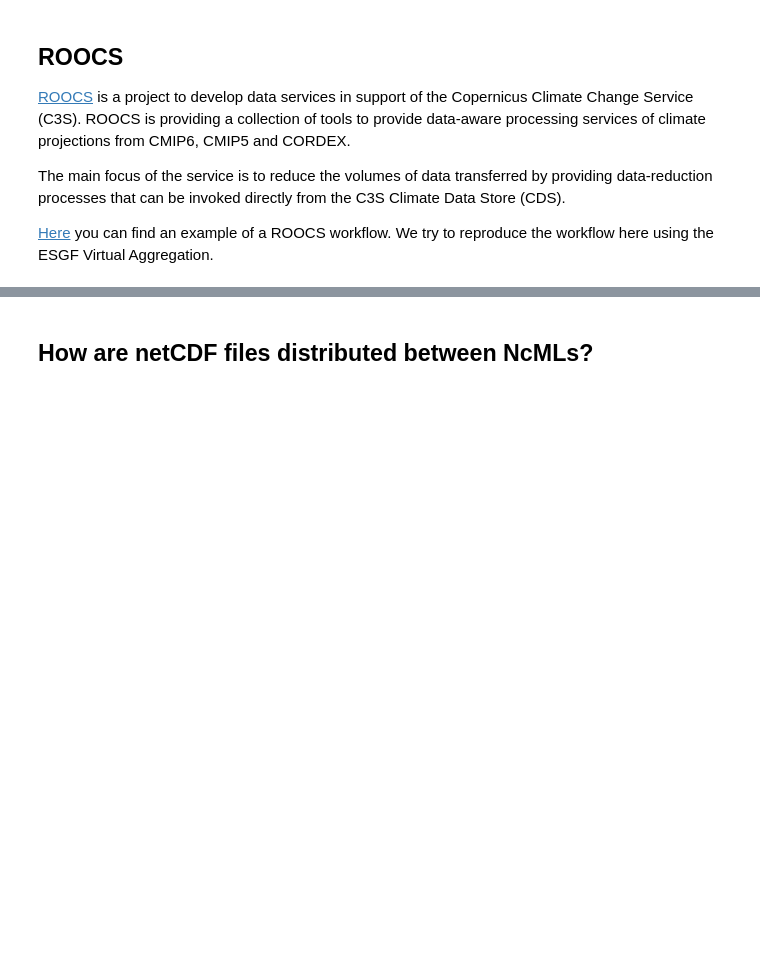
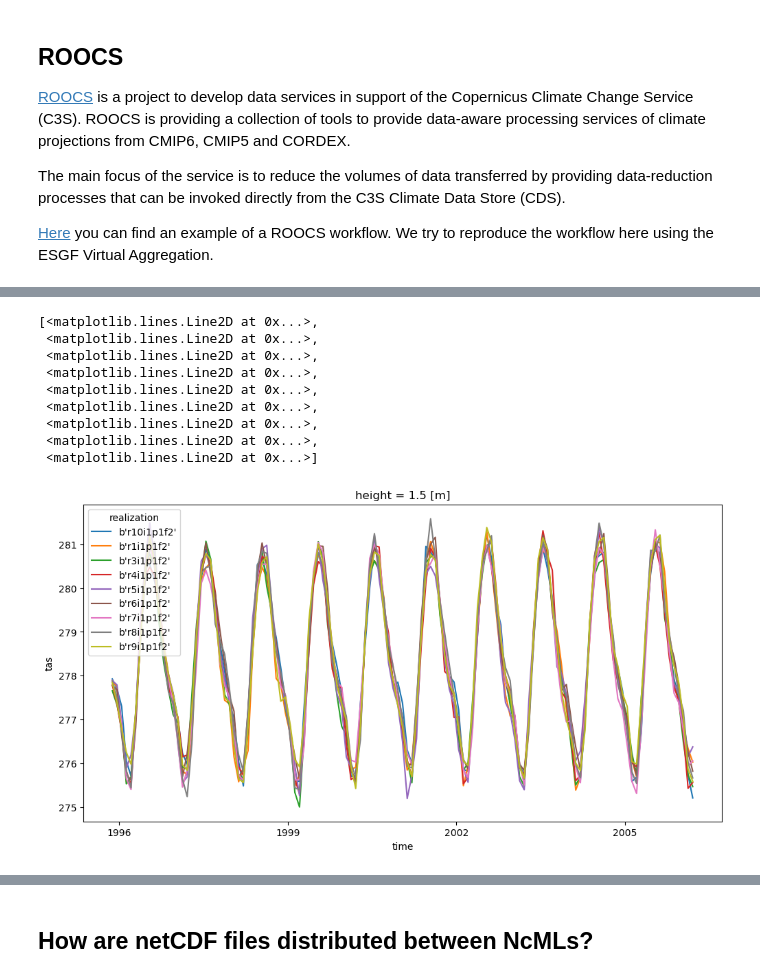
Before and after one commit to zequihg50/esgf-virtual-aggregation, a Jupyter notebook: demo.ipynb, the cells around one changed output, grey strips where cells are left out. Drawn from its saved outputs; the diff is of its cells as text; code cells hidden in the pictures; blank space fills up the shorter version.

```diff
--- a/demo.ipynb
+++ b/demo.ipynb
@@ -451,5 +513,16 @@ OSError: [Errno -90] NetCDF: file not found: 'https://hub.ipcc.ifca.es/thredds/d
 # %%
-ds["tas"].mean(["lat", "lon"]).plot()
+a.plot.line(x="time")
+# %% [output]
+[<matplotlib.lines.Line2D at 0x...>,
+ <matplotlib.lines.Line2D at 0x...>,
+ <matplotlib.lines.Line2D at 0x...>,
+ <matplotlib.lines.Line2D at 0x...>,
+ <matplotlib.lines.Line2D at 0x...>,
+ <matplotlib.lines.Line2D at 0x...>,
+ <matplotlib.lines.Line2D at 0x...>,
+ <matplotlib.lines.Line2D at 0x...>,
+ <matplotlib.lines.Line2D at 0x...>]
+[figure, added]
 # %% [markdown]
 # Discussion <a class="anchor" id="discussion"></a>
 
```
Also changed, not shown: parts of 24 cells of this notebook, 1 other file.
